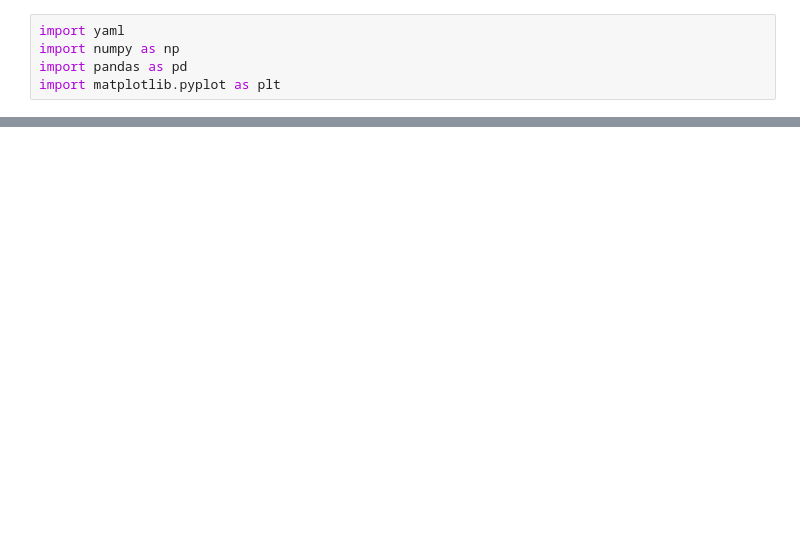
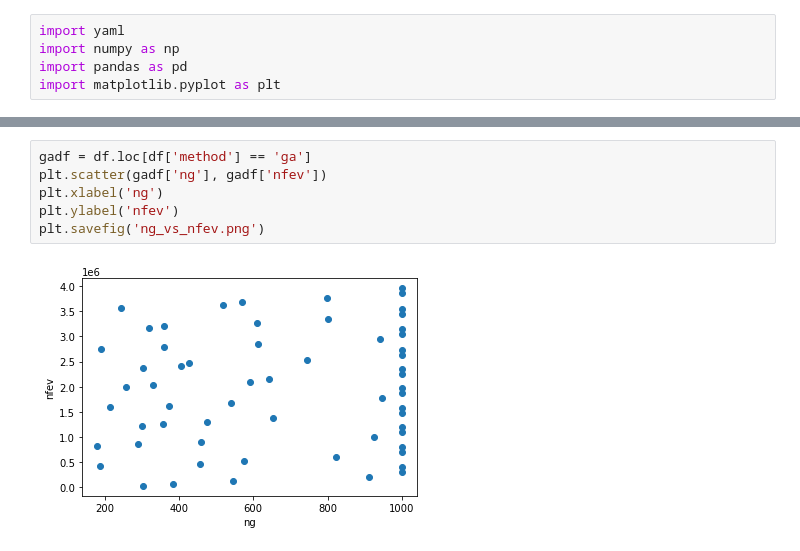
Before and after one commit to krzysztofarendt/modestga, a Jupyter notebook: modestga/benchmark/read_test_1.ipynb, the cells around one changed output, grey strips where cells are left out. Drawn from its saved outputs; the diff is of its cells as text; blank space fills up the shorter version.

```diff
--- a/modestga/benchmark/read_test_1.ipynb
+++ b/modestga/benchmark/read_test_1.ipynb
@@ -174,0 +200,8 @@ ax.plot(summary.loc['differential_evolution', 'time'])
+# %%
+gadf = df.loc[df['method'] == 'ga']
+plt.scatter(gadf['ng'], gadf['nfev'])
+plt.xlabel('ng')
+plt.ylabel('nfev')
+plt.savefig('ng_vs_nfev.png')
+# %% [output]
+[figure, added]
```
Also changed, not shown: parts of 5 cells of this notebook, 6 other files.
